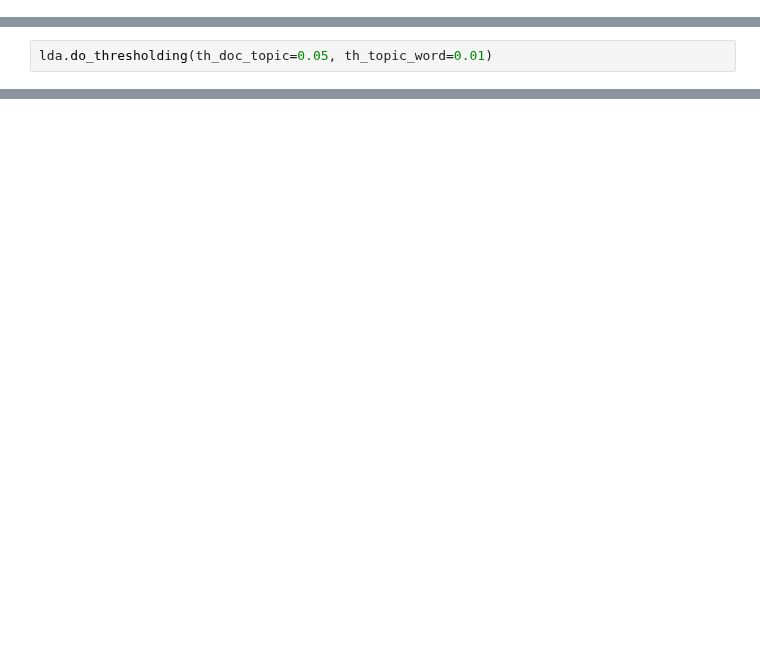
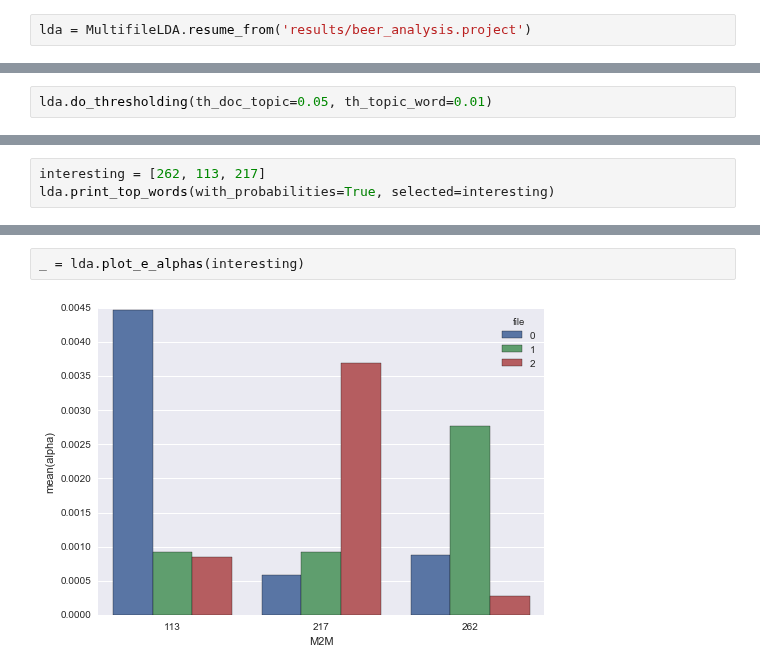
Before and after one commit to sdrogers/metabolomics_tools, a Jupyter notebook: multifile_lda/multifile_LDA_demo.ipynb, the cells around one changed output, grey strips where cells are left out. Saved outputs shown, nothing was run; the diff lists cells and outputs as text; blank space fills up the shorter version.

Commit message:
updated multifile LDA
Former-commit-id: ea9ecf0532fd3c7ee5033f1d99e84431bbb6e31b

```diff
--- a/multifile_lda/multifile_LDA_demo.ipynb
+++ b/multifile_lda/multifile_LDA_demo.ipynb
@@ -59,0 +66,2 @@ So, in this model, each file has its own document-topic distributions, but we ha
+# %%
+lda = MultifileLDA.resume_from('results/beer_analysis.project')
@@ -120,0 +85,3 @@ lda.plot_motif_degrees(interesting)
+# %%
+interesting = [262, 113, 217]
+lda.print_top_words(with_probabilities=True, selected=interesting)
@@ -120,0 +99,4 @@ lda.plot_motif_degrees(interesting)
+# %%
+_ = lda.plot_e_alphas(interesting)
+# %% [output]
+[figure, added]
```
Also changed, not shown: parts of 25 cells of this notebook, 6 other files.
